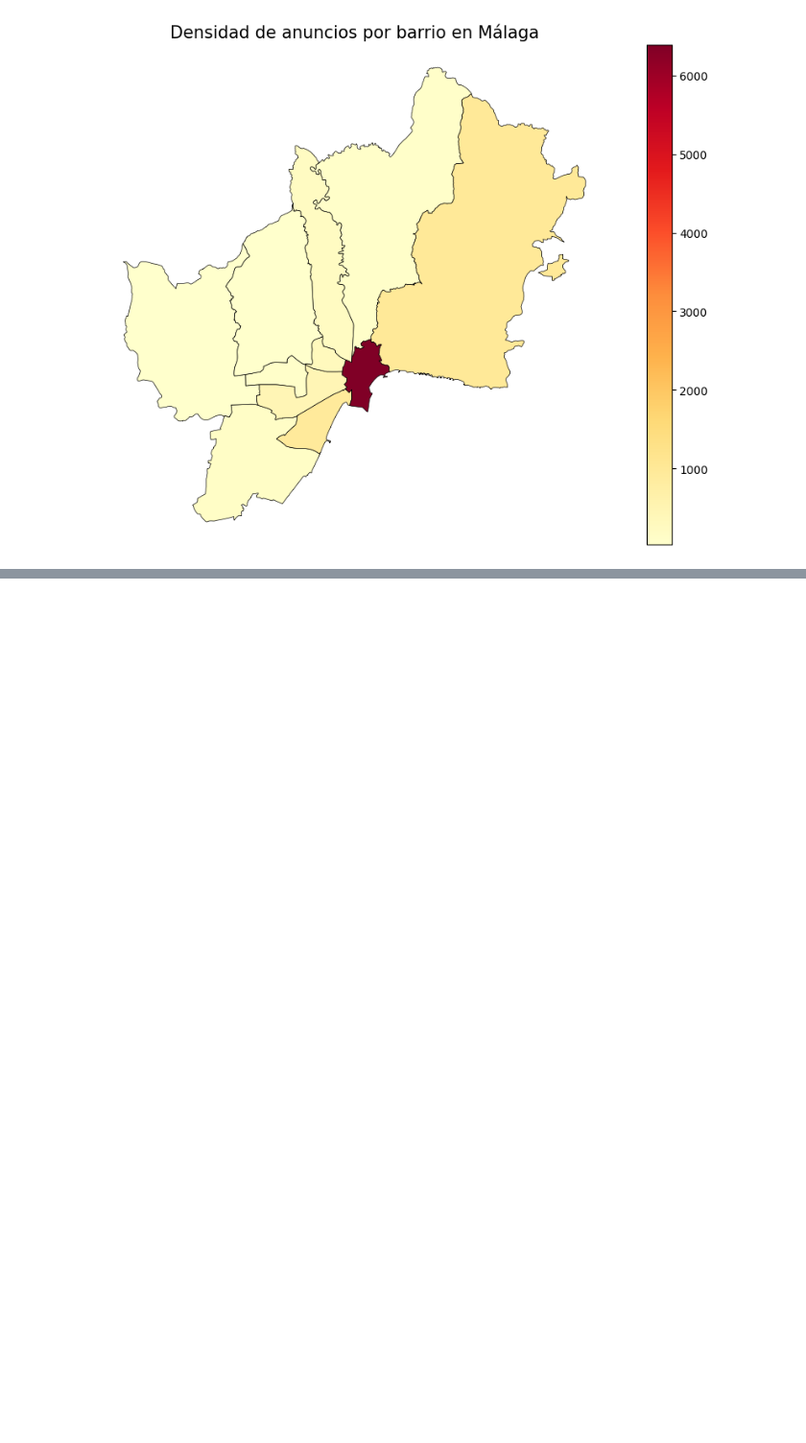
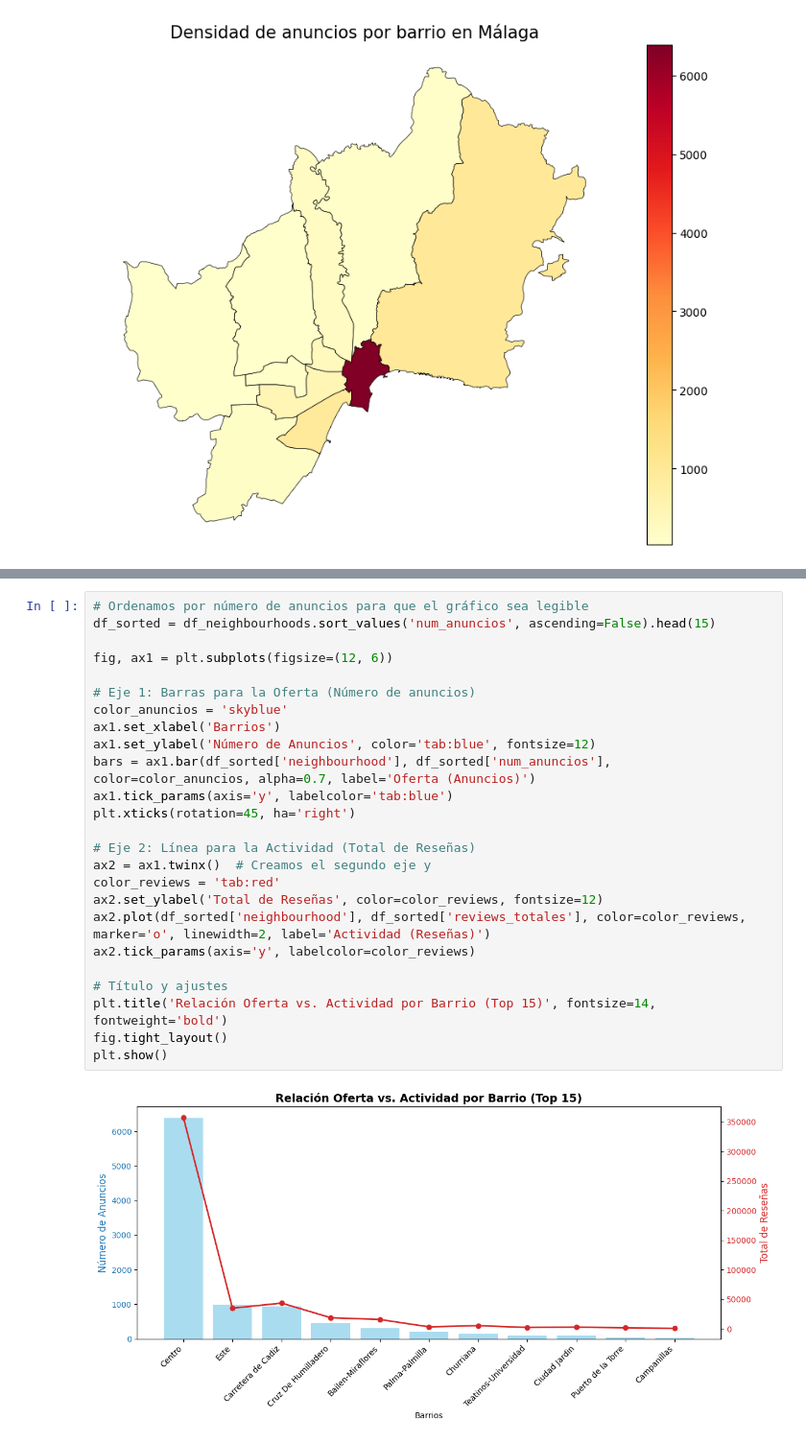
Before and after one commit to cborges19/proy_SSDD_II, a Jupyter notebook: notebooks/dag_neighbourhoods.ipynb, the cells around one changed output, grey strips where cells are left out. Shown at 96% size. Drawn from its saved outputs; the diff is of its cells as text; blank space fills up the shorter version.

```diff
--- a/notebooks/dag_neighbourhoods.ipynb
+++ b/notebooks/dag_neighbourhoods.ipynb
@@ -296,0 +318,27 @@ plt.show()
+# %%
+# Ordenamos por número de anuncios para que el gráfico sea legible
+df_sorted = df_neighbourhoods.sort_values('num_anuncios', ascending=False).head(15)
+
+fig, ax1 = plt.subplots(figsize=(12, 6))
+
+# Eje 1: Barras para la Oferta (Número de anuncios)
+color_anuncios = 'skyblue'
+ax1.set_xlabel('Barrios')
+ax1.set_ylabel('Número de Anuncios', color='tab:blue', fontsize=12)
+bars = ax1.bar(df_sorted['neighbourhood'], df_sorted['num_anuncios'], color=color_anuncios, alpha=0.7, label='Oferta (Anuncios)')
+ax1.tick_params(axis='y', labelcolor='tab:blue')
+plt.xticks(rotation=45, ha='right')
+
+# Eje 2: Línea para la Actividad (Total de Reseñas)
+ax2 = ax1.twinx()  # Creamos el segundo eje y
+color_reviews = 'tab:red'
+ax2.set_ylabel('Total de Reseñas', color=color_reviews, fontsize=12)
+ax2.plot(df_sorted['neighbourhood'], df_sorted['reviews_totales'], color=color_reviews, marker='o', linewidth=2, label='Actividad (Reseñas)')
+ax2.tick_params(axis='y', labelcolor=color_reviews)
+
+# Título y ajustes
+plt.title('Relación Oferta vs. Actividad por Barrio (Top 15)', fontsize=14, fontweight='bold')
+fig.tight_layout()
+plt.show()
+# %% [output]
+[figure, added]
```
Also changed, not shown: parts of 9 cells of this notebook, 1 other file.
